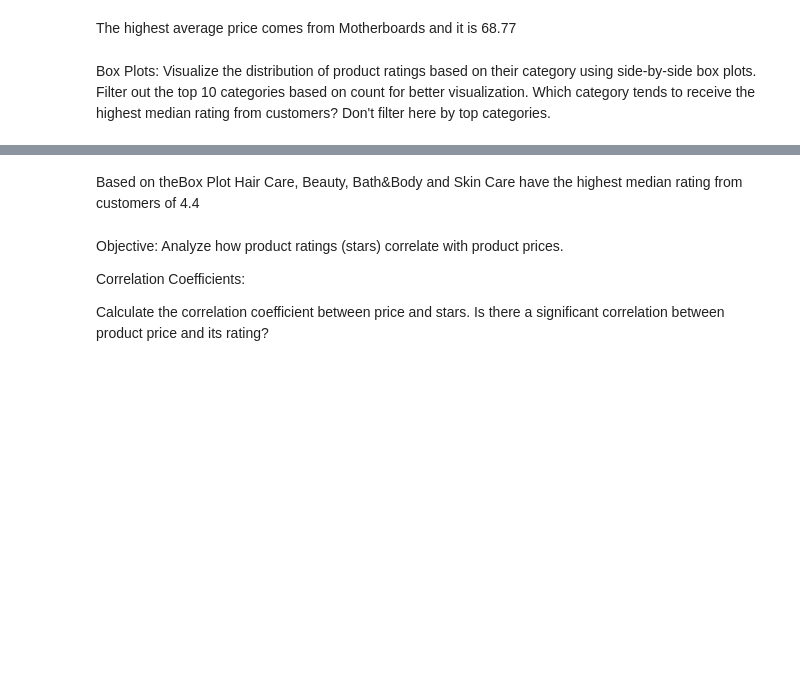
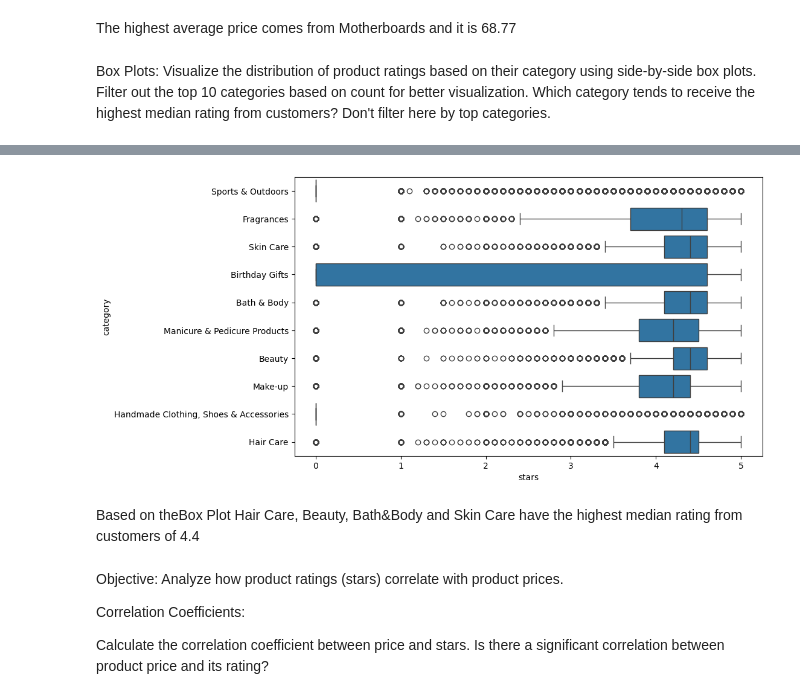
Before and after one commit to IvanAzapovic/lab-eda-bivariate, a Jupyter notebook: lab-eda-bivariate.ipynb, the cells around one changed output, grey strips where cells are left out. Cells and saved outputs as stored; diff of their text form; code cells hidden in the pictures; blank space fills up the shorter version.

```diff
--- a/lab-eda-bivariate.ipynb
+++ b/lab-eda-bivariate.ipynb
@@ -170,3 +315,9 @@ px.box(df_top_categories_by_count, x='stars', y='category')
+# %%
+plt.figure(figsize=(10, 6))
+sns.boxplot(x='stars', y='category', data=df_top_categories_by_count)
+plt.show()
+# %% [output]
+[figure, added]
 # %% [markdown]
 Based on theBox Plot Hair Care, Beauty, Bath&Body and Skin Care have the highest median rating from customers of 4.4
 # %% [markdown]
```
Also changed, not shown: parts of 26 cells of this notebook.
